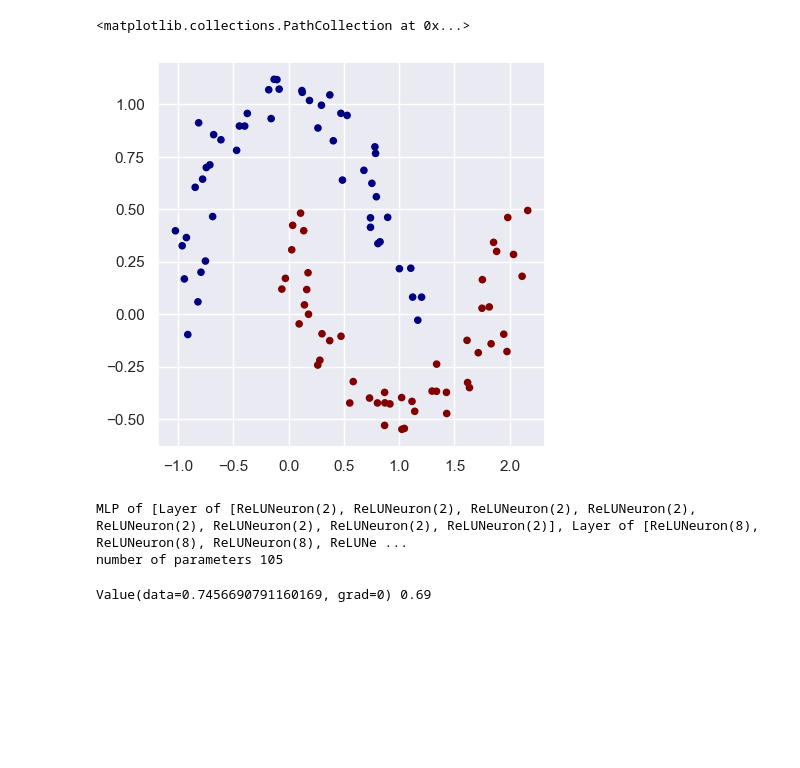
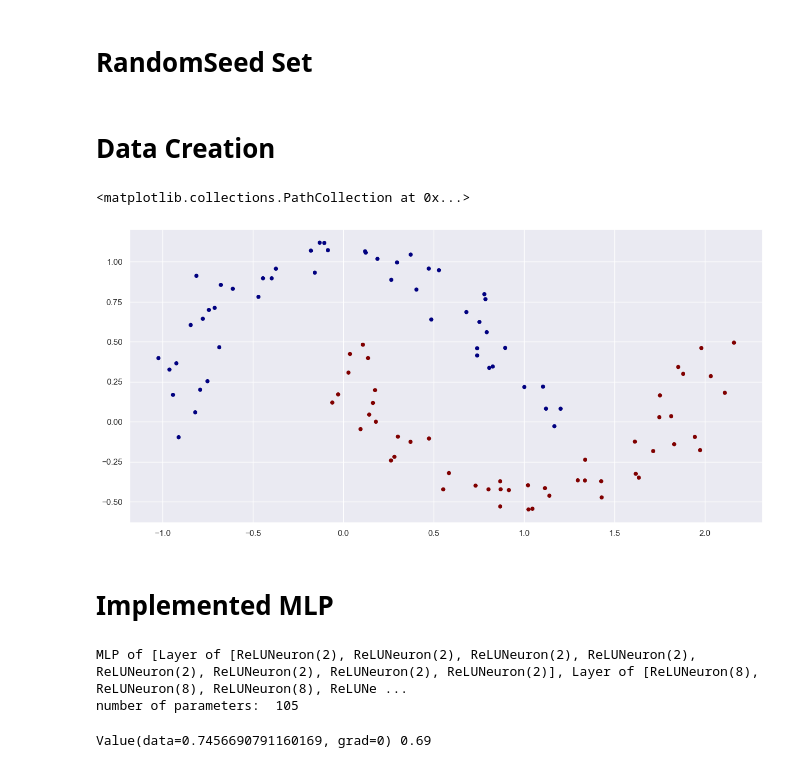
Before and after one commit to ShivKJ/micrograd, a Jupyter notebook: demo.ipynb, the cells around one changed output. Saved outputs shown, nothing was run; the diff lists cells and outputs as text; code cells hidden in the pictures; blank space fills up the shorter version.

```diff
--- a/demo.ipynb
+++ b/demo.ipynb
@@ -52,0 +47,2 @@ import matplotlib.pyplot as plt
+# %% [markdown]
+#  RandomSeed Set
@@ -53,3 +54,21 @@ import matplotlib.pyplot as plt
+# %% [markdown]
+# Data Creation
+# %%
+# make up a dataset
+
+from sklearn.datasets import make_moons, make_blobs
+
+X, y = make_moons(n_samples=100, noise=0.1)
+
+y = y * 2 - 1  # make y be -1 or 1
+# visualize in 2D
+plt.figure()
+plt.scatter(X[:, 0], X[:, 1], c=y, s=20, cmap='jet')
+# %% [output]
+<matplotlib.collections.PathCollection at 0x...>
+[figure, added]
+# %% [markdown]
+# Implemented MLP
 # %%
 from micrograd.engine import Value
 from micrograd.nn import Neuron, Layer, MLP
@@ -59,25 +75,11 @@ random.seed(1337)
-# %%
-# make up a dataset
-
-from sklearn.datasets import make_moons, make_blobs
-
-X, y = make_moons(n_samples=100, noise=0.1)
-
-y = y * 2 - 1  # make y be -1 or 1
-# visualize in 2D
-plt.figure(figsize=(5, 5))
-plt.scatter(X[:, 0], X[:, 1], c=y, s=20, cmap='jet')
-# %% [output]
-<matplotlib.collections.PathCollection at 0x...>
-[figure, removed]
 # %%
 # initialize a model
-model = MLP(2, [8, 8, 1])  # 2-layer neural network
+model = MLP(2, [8, 8, 1],)  # 2-layer neural network
 print(model)
-print("number of parameters", len(model.parameters()))
+print("number of parameters: ", len(model.parameters))
 # %% [output]
 MLP of [Layer of [ReLUNeuron(2), ReLUNeuron(2), ReLUNeuron(2), ReLUNeuron(2), ReLUNeuron(2), ReLUNeuron(2), ReLUNeuron(2), ReLUNeuron(2)], Layer of [ReLUNeuron(8), ReLUNeuron(8), ReLUNeuron(8), ReLUNe ...
-number of parameters 105
+number of parameters:  105
 # %%
 # loss function
 def loss(batch_size=None):
```
Also changed, not shown: parts of 19 cells of this notebook, 2 other files.
